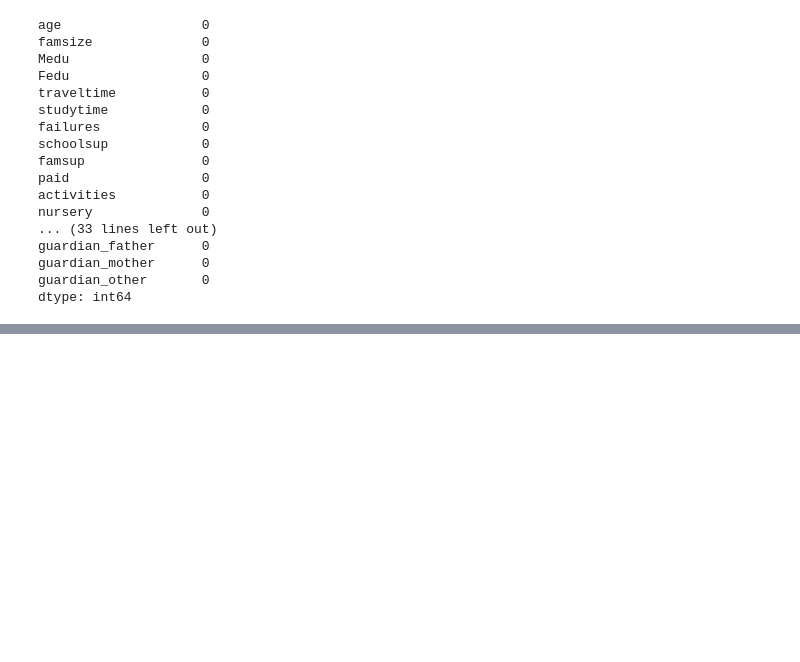
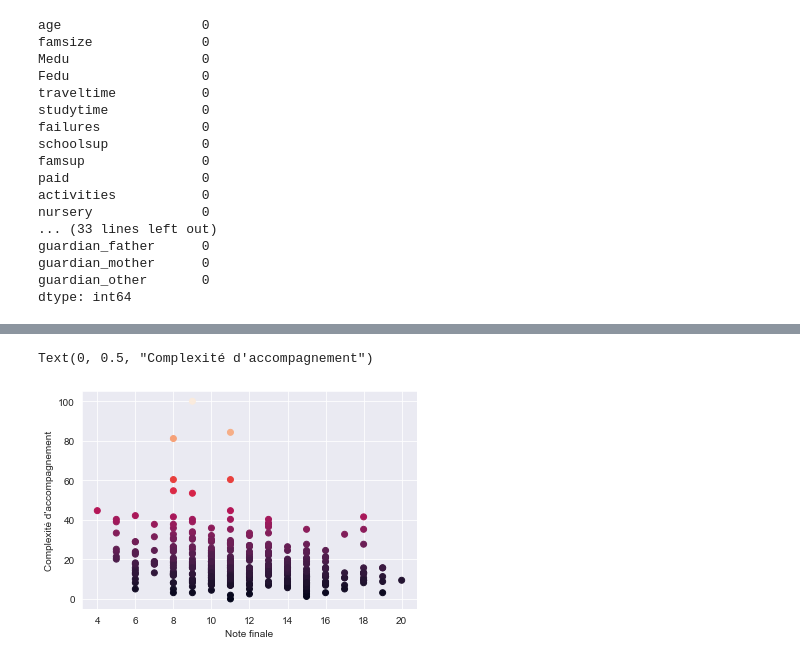
Before and after one commit to sergioKmoralesV/ex-ekinox, a Jupyter notebook: eda.ipynb, the cells around one changed output, grey strips where cells are left out. Drawn from its saved outputs; the diff is of its cells as text; code cells hidden in the pictures; blank space fills up the shorter version.

```diff
--- a/eda.ipynb
+++ b/eda.ipynb
@@ -109,0 +129,11 @@ sns.heatmap(df.corr());
+# %%
+result = []
+
+to_sum_1 = ['Fedu', 'Medu', 'Mjob_services', 'Fjob_teacher', 'activities', 'address_U', 'famrel', 'internet', 'higher', 'nursery', 'studytime']
+to_sum_2 = ['Dalc', 'Fjob_other', 'Mjob_other', 'Walc', 'absences', 'address_R', 'failures', 'goout', 'guardian_other', 'health', 'paid', 'romantic', 'schoolsup']
+for i, row in df_master.iterrows():
+    result.append(row[to_sum_1].sum()+row[to_sum_2].sum()*2)
+
+print(result, np.mean(result))
+result = (result - np.min(result)) / (np.max(result) - np.min(result)) * 100
+print(result)
@@ -109,0 +158,7 @@ sns.heatmap(df.corr());
+# %%
+plt.scatter(df_master['FinalGrade'], result, c=result)
+plt.xlabel('Note finale')
+plt.ylabel("Complexité d'accompagnement")
+# %% [output]
+Text(0, 0.5, "Complexité d'accompagnement")
+[figure, added]
```
Also changed, not shown: parts of 5 cells of this notebook.
